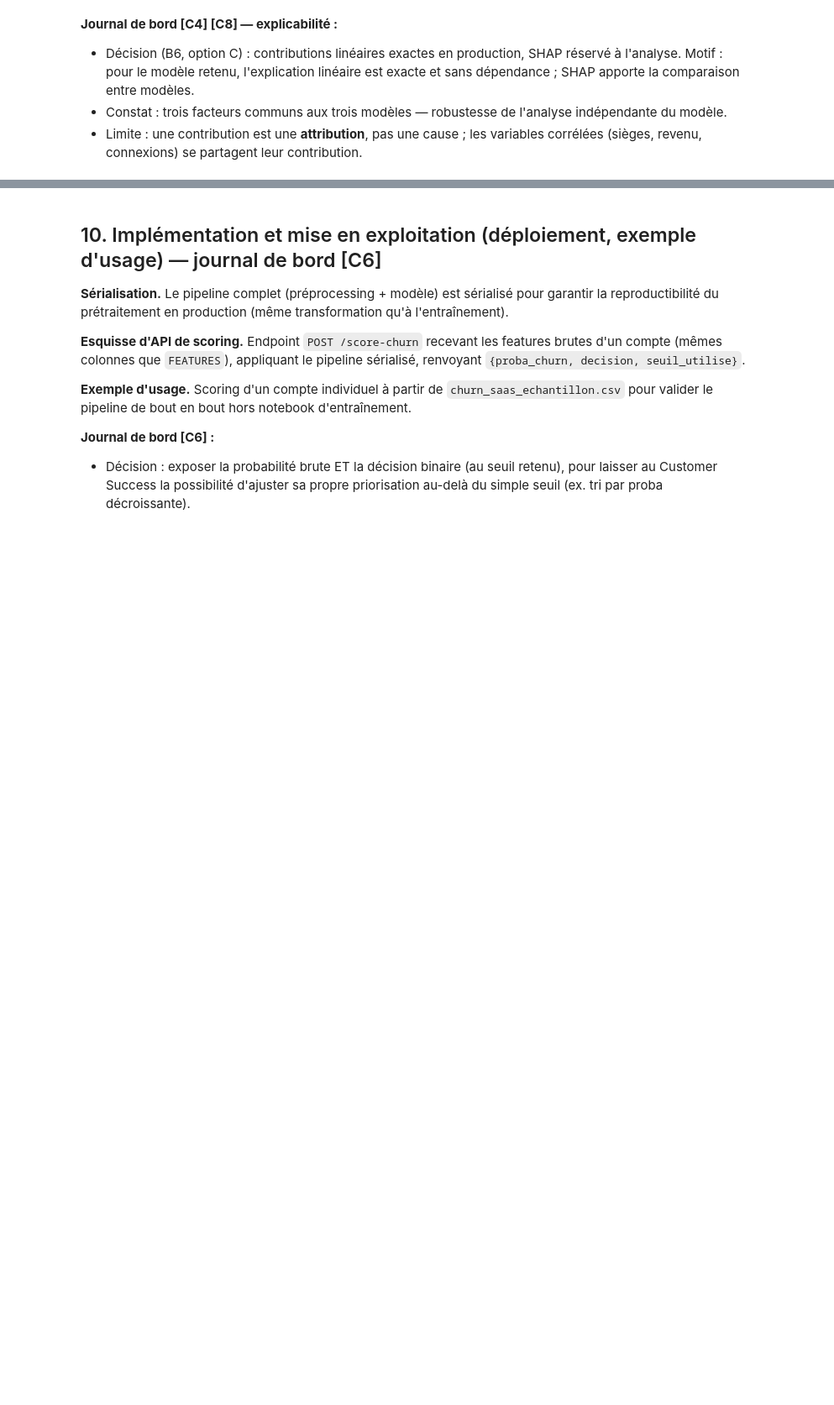
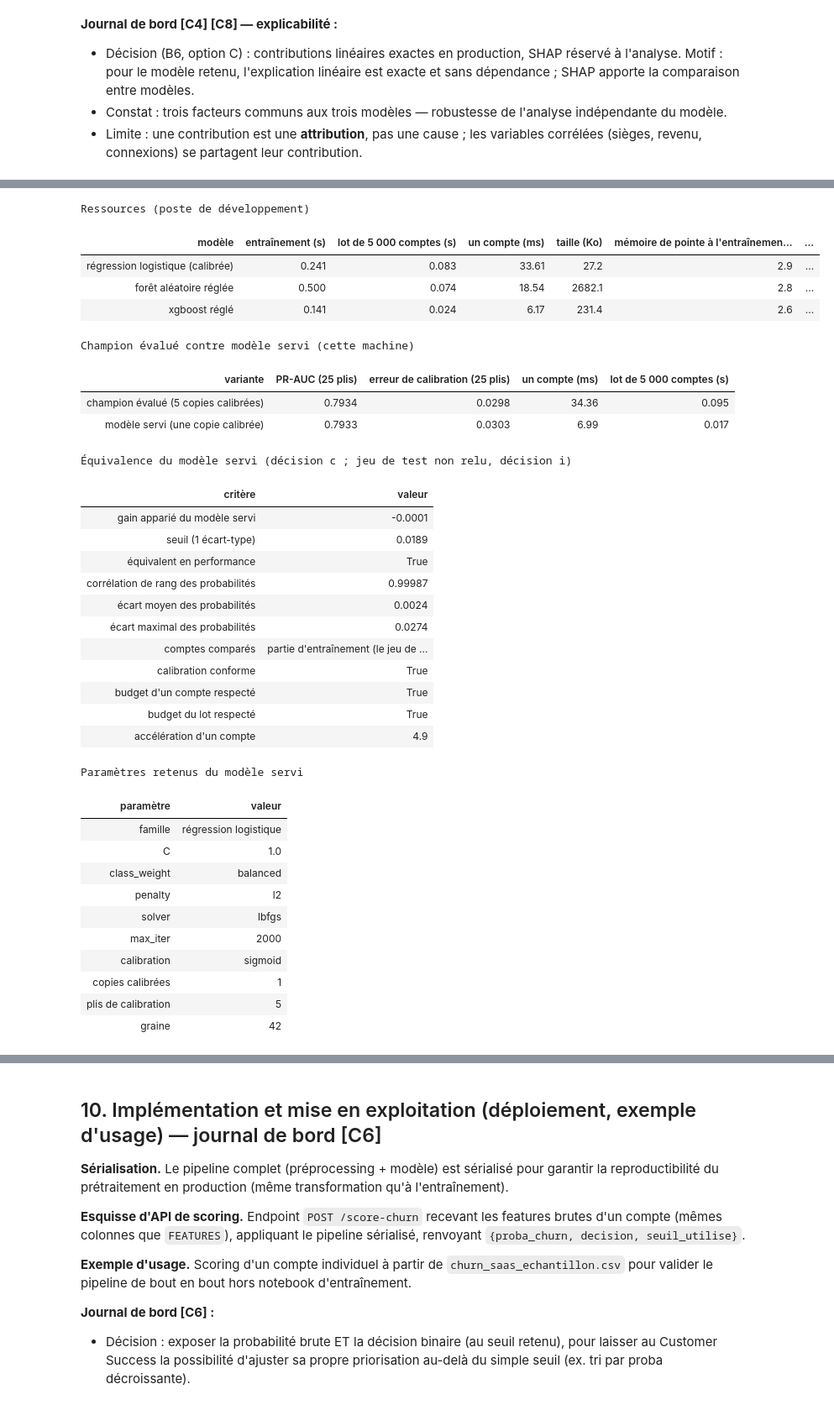
Before and after one commit to air-jaja/ai4me, a Jupyter notebook: notebooks/cas_usage_churn_saas.ipynb, the cells around one changed output, grey strips where cells are left out. Shown at 84% size. Saved outputs shown, nothing was run; the diff lists cells and outputs as text; code cells hidden in the pictures; blank space fills up the shorter version.

```diff
--- a/notebooks/cas_usage_churn_saas.ipynb
+++ b/notebooks/cas_usage_churn_saas.ipynb
@@ -2340,12 +2342,12 @@ afficher_tableau(pd.DataFrame({"sur le test": evaluation["metriques"],
                                                      for k, (a, b) in evaluation["intervalles_95"].items()}})
                  .reset_index(names="métrique"),
                  titre=f"{evaluation['modele']} — {evaluation['comptes_test']} comptes, évalués le {evaluation['date']}")
-_artefact = RACINE / evaluation["artefact"]
-if not _artefact.exists():  # fresh clone: models/ is not versioned - republish, without the test
-    _outil("evaluation_finale").executer(publier=True)
-MODELE_FINAL, fiche_modele = charger_modele(_artefact)
-print(f"Modèle en service : {evaluation['artefact']} — PR-AUC en validation croisée "
-      f"{evaluation['validation_croisee_pr_auc']}, sur le test {evaluation['metriques']['PR-AUC']}")
+# The SERVED model (phase 8, decision c): one calibrated copy of the same regression,
+# equivalent to the evaluated champion (section 9.G); built from the training part only.
+_servi = _outil("modele_servi").executer()
+MODELE_FINAL, fiche_modele = charger_modele(RACINE / _servi["artefact"])
+print(f"Modèle évalué sur le test : 5 copies calibrées — PR-AUC {evaluation['metriques']['PR-AUC']} ; "
+      f"modèle servi : {_servi['artefact']} (une copie, équivalence démontrée au § 9.G)")
 # %% [output]
 régression logistique, calibration sigmoid — 1000 comptes, évalués le 2026-10-03 00:44
 | métrique | sur le test | intervalle à 95 % |
@@ -2559,0 +2621,44 @@ Compte 1904 — risque 100% — Facteurs principaux : derniere_connexion_jours (
+# %%
+# --- P4: resources of the three tuned models, and the served model ----------------------------------
+afficher_tableau(pd.DataFrame(ressources_8["mesures"]), titre="Ressources (poste de développement)")
+afficher_tableau(pd.DataFrame(_servi["mesures"]).T.reset_index(names="variante"),
+                 titre="Champion évalué contre modèle servi (cette machine)")
+afficher_tableau(pd.Series(_servi["equivalence"]).to_frame("valeur").reset_index(names="critère"),
+                 titre="Équivalence du modèle servi (décision c ; jeu de test non relu, décision i)")
+afficher_tableau(pd.Series(_servi["hyperparametres"]).astype(str).to_frame("valeur").reset_index(names="paramètre"),
+                 titre="Paramètres retenus du modèle servi")
+# %% [output]
+Ressources (poste de développement)
+| modèle | entraînement (s) | lot de 5 000 comptes (s) | un compte (ms) | taille (Ko) | mémoire de pointe à l'entraînemen... | ... |
+| régression logistique (calibrée) | 0.241 | 0.083 | 33.61 | 27.2 | 2.9 | ... |
+| forêt aléatoire réglée | 0.500 | 0.074 | 18.54 | 2682.1 | 2.8 | ... |
+| xgboost réglé | 0.141 | 0.024 | 6.17 | 231.4 | 2.6 | ... |
+Champion évalué contre modèle servi (cette machine)
+| variante | PR-AUC (25 plis) | erreur de calibration (25 plis) | un compte (ms) | lot de 5 000 comptes (s) |
+| champion évalué (5 copies calibrées) | 0.7934 | 0.0298 | 34.36 | 0.095 |
+| modèle servi (une copie calibrée) | 0.7933 | 0.0303 | 6.99 | 0.017 |
+Équivalence du modèle servi (décision c ; jeu de test non relu, décision i)
+| critère | valeur |
+| gain apparié du modèle servi | -0.0001 |
+| seuil (1 écart-type) | 0.0189 |
+| équivalent en performance | True |
+| corrélation de rang des probabilités | 0.99987 |
+| écart moyen des probabilités | 0.0024 |
+| écart maximal des probabilités | 0.0274 |
+| comptes comparés | partie d'entraînement (le jeu de ... |
+| calibration conforme | True |
+| budget d'un compte respecté | True |
+| budget du lot respecté | True |
+| accélération d'un compte | 4.9 |
+Paramètres retenus du modèle servi
+| paramètre | valeur |
+| famille | régression logistique |
+| C | 1.0 |
+| class_weight | balanced |
+| penalty | l2 |
+| solver | lbfgs |
+| max_iter | 2000 |
+| calibration | sigmoid |
+| copies calibrées | 1 |
+| plis de calibration | 5 |
+| graine | 42 |
```
Also changed, not shown: parts of 9 cells of this notebook, 22 other files.
